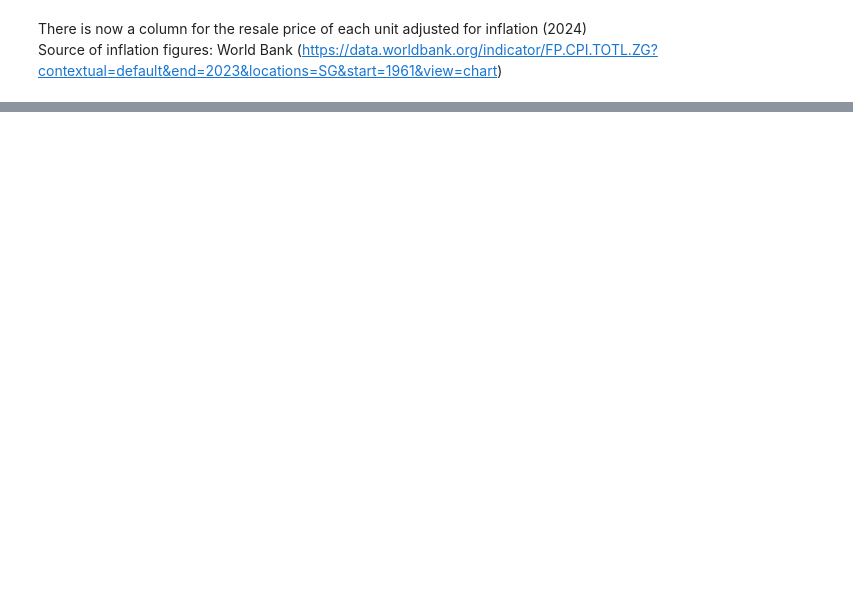
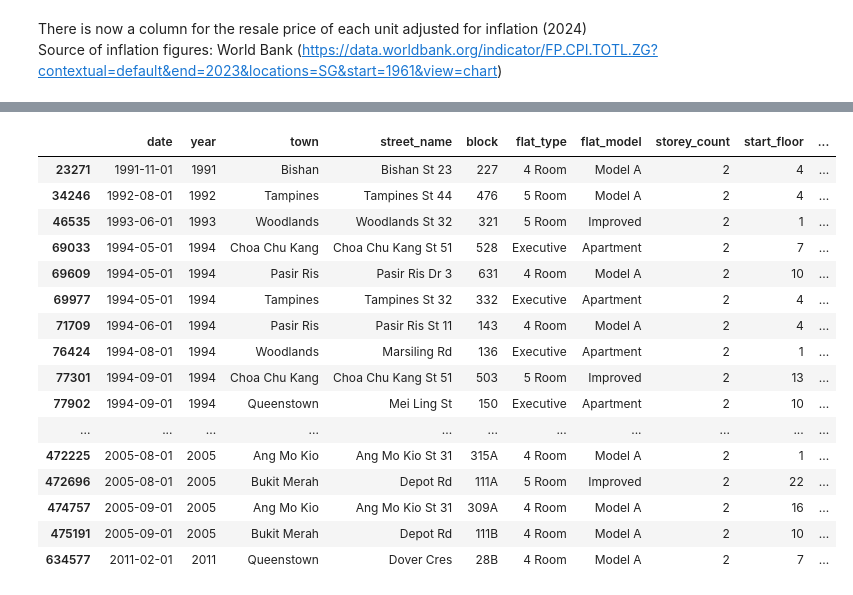
Before and after one commit to edwardbensa/sg-flat-resale, a Jupyter notebook: notebooks/resale-make_dataset.ipynb, the cells around one changed output, grey strips where cells are left out. Drawn from its saved outputs; the diff is of its cells as text; code cells hidden in the pictures; blank space fills up the shorter version.

```diff
--- a/notebooks/resale-make_dataset.ipynb
+++ b/notebooks/resale-make_dataset.ipynb
@@ -130,0 +131,20 @@ df.describe()
+# %%
+df[df['years_leased']<0]
+# %% [output]
+|  | date | year | town | street_name | block | flat_type | flat_model | storey_count | start_floor | ... |
+| 23271 | 1991-11-01 | 1991 | Bishan | Bishan St 23 | 227 | 4 Room | Model A | 2 | 4 | ... |
+| 34246 | 1992-08-01 | 1992 | Tampines | Tampines St 44 | 476 | 5 Room | Model A | 2 | 4 | ... |
+| 46535 | 1993-06-01 | 1993 | Woodlands | Woodlands St 32 | 321 | 5 Room | Improved | 2 | 1 | ... |
+| 69033 | 1994-05-01 | 1994 | Choa Chu Kang | Choa Chu Kang St 51 | 528 | Executive | Apartment | 2 | 7 | ... |
+| 69609 | 1994-05-01 | 1994 | Pasir Ris | Pasir Ris Dr 3 | 631 | 4 Room | Model A | 2 | 10 | ... |
+| 69977 | 1994-05-01 | 1994 | Tampines | Tampines St 32 | 332 | Executive | Apartment | 2 | 4 | ... |
+| 71709 | 1994-06-01 | 1994 | Pasir Ris | Pasir Ris St 11 | 143 | 4 Room | Model A | 2 | 4 | ... |
+| 76424 | 1994-08-01 | 1994 | Woodlands | Marsiling Rd | 136 | Executive | Apartment | 2 | 1 | ... |
+| 77301 | 1994-09-01 | 1994 | Choa Chu Kang | Choa Chu Kang St 51 | 503 | 5 Room | Improved | 2 | 13 | ... |
+| 77902 | 1994-09-01 | 1994 | Queenstown | Mei Ling St | 150 | Executive | Apartment | 2 | 10 | ... |
+| ... | ... | ... | ... | ... | ... | ... | ... | ... | ... | ... |
+| 472225 | 2005-08-01 | 2005 | Ang Mo Kio | Ang Mo Kio St 31 | 315A | 4 Room | Model A | 2 | 1 | ... |
+| 472696 | 2005-08-01 | 2005 | Bukit Merah | Depot Rd | 111A | 5 Room | Improved | 2 | 22 | ... |
+| 474757 | 2005-09-01 | 2005 | Ang Mo Kio | Ang Mo Kio St 31 | 309A | 4 Room | Model A | 2 | 16 | ... |
+| 475191 | 2005-09-01 | 2005 | Bukit Merah | Depot Rd | 111B | 4 Room | Model A | 2 | 10 | ... |
+| 634577 | 2011-02-01 | 2011 | Queenstown | Dover Cres | 28B | 4 Room | Model A | 2 | 7 | ... |
```
Also changed, not shown: parts of 5 cells of this notebook, 7 other files.
